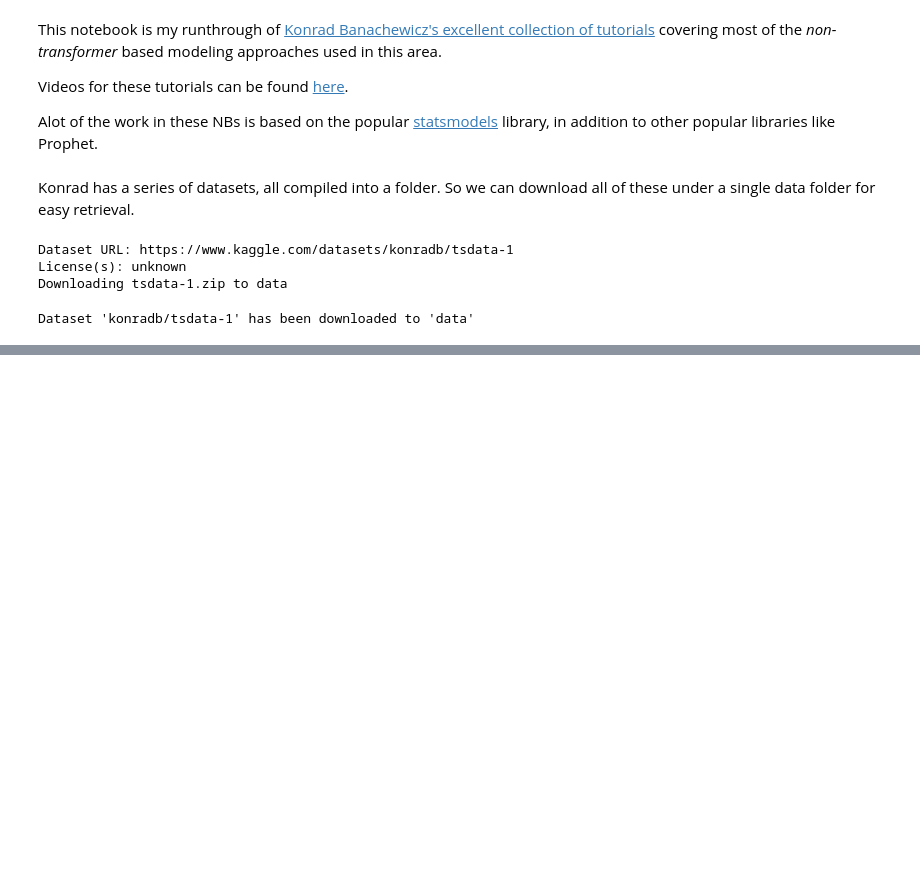
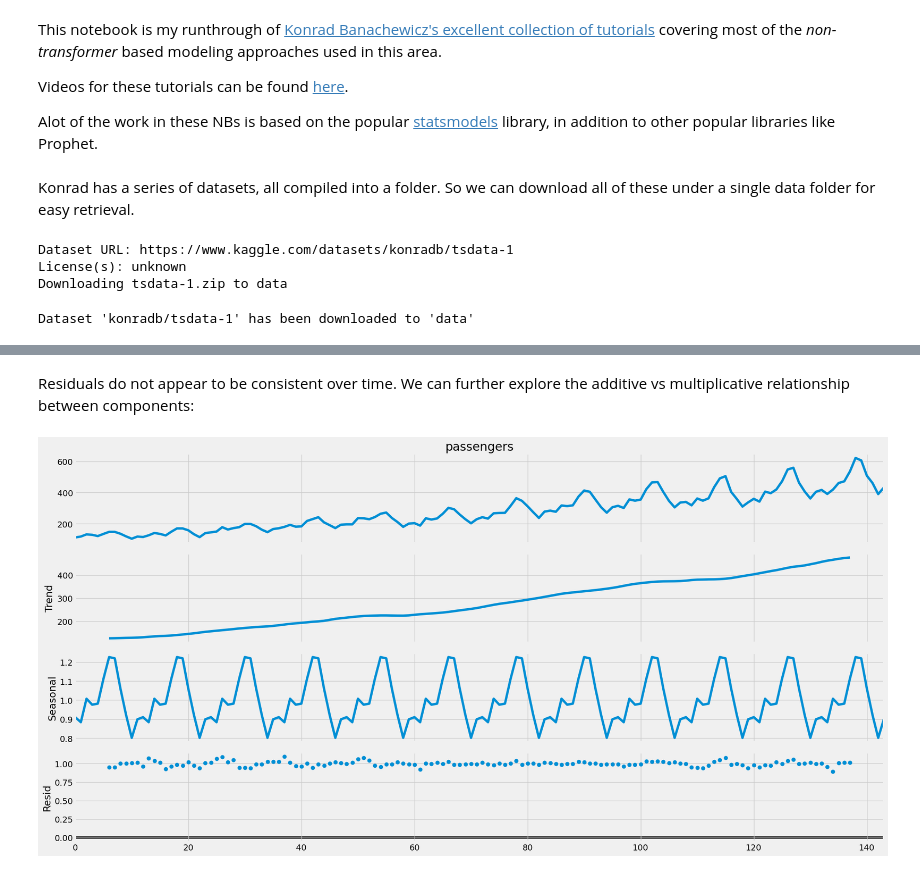
Before and after one commit to bachaudhry/time_series, a Jupyter notebook: ts_with_k/01_Getting_Start_With_TimeSeries.ipynb, the cells around one changed output, grey strips where cells are left out. Cells and saved outputs as stored; diff of their text form; code cells hidden in the pictures; blank space fills up the shorter version.

```diff
--- a/ts_with_k/01_Getting_Start_With_TimeSeries.ipynb
+++ b/ts_with_k/01_Getting_Start_With_TimeSeries.ipynb
@@ -57,0 +110,8 @@ Dataset 'konradb/tsdata-1' has been downloaded to 'data'
+# %% [markdown]
+Residuals do not appear to be consistent over time. We can further explore the additive vs multiplicative relationship between components:
+# %%
+decomp = sm.tsa.seasonal_decompose(series['passengers'], period=12, model='multiplicative')
+fig = decomp.plot()
+plt.show()
+# %% [output]
+[figure, added]
```
Also changed, not shown: parts of 19 cells of this notebook.
